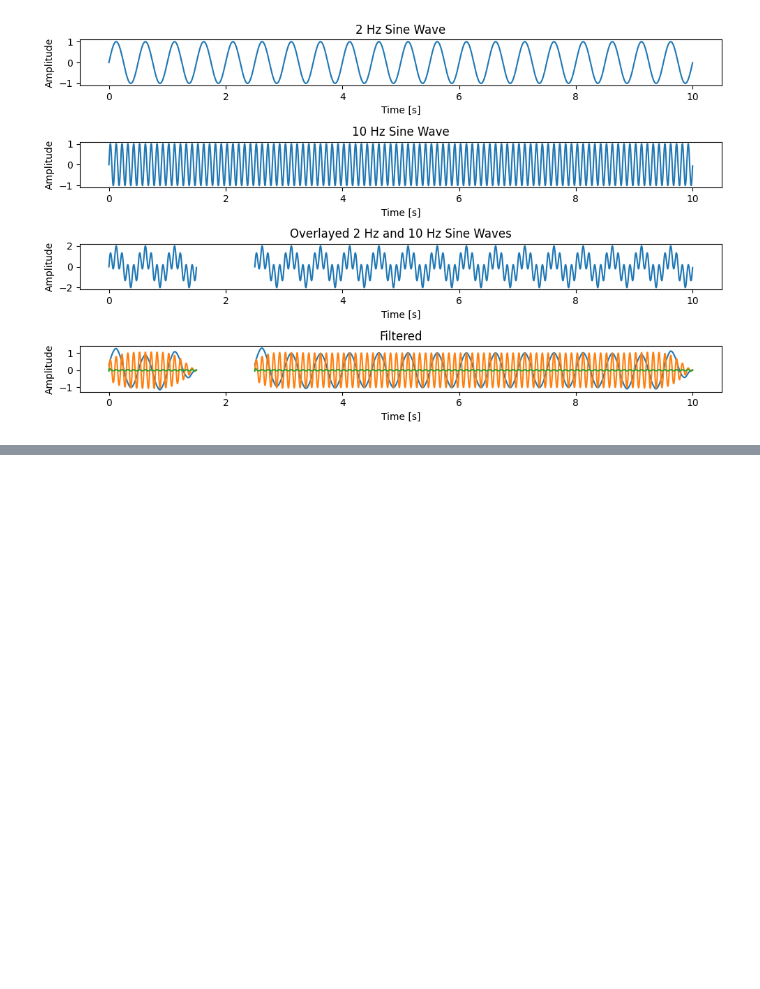
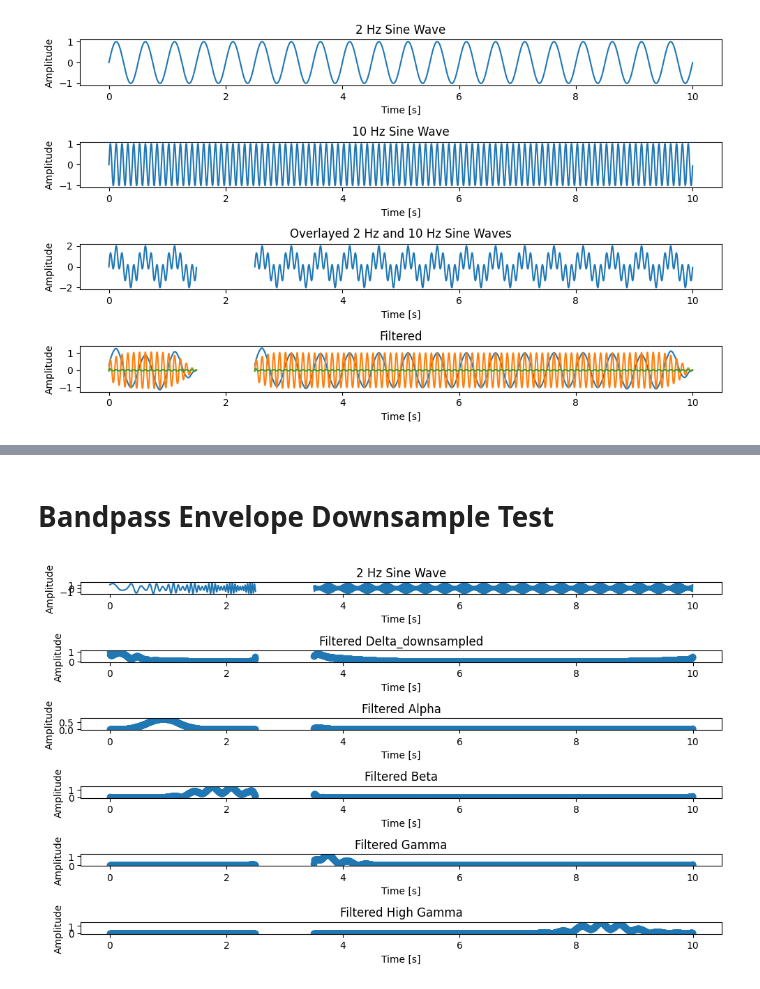
Before and after one commit to jiaangyao/integrated_rcs_analysis, a Jupyter notebook: python/analysis_notebooks_CS/function_tests.ipynb, the cells around one changed output, grey strips where cells are left out. Drawn from its saved outputs; the diff is of its cells as text; code cells hidden in the pictures; blank space fills up the shorter version.

Commit message:
Functional bandpass/hilber/downsample func

```diff
--- a/python/analysis_notebooks_CS/function_tests.ipynb
+++ b/python/analysis_notebooks_CS/function_tests.ipynb
@@ -117,0 +148,79 @@ px.line(df_long, x='Epoch', y='value', color='Fold')
+# %% [markdown]
+# Bandpass Envelope Downsample Test
+# %%
+duration = 10.0
+fs = 1000.0
+samples = int(fs*duration)
+t = np.arange(samples) / fs
+
+# We create a chirp of which the frequency increases from 20 Hz to 100 Hz and apply an amplitude modulation.
+min_freq = 1.0
+max_freq = 100.0
+signal = chirp(t, min_freq, t[-1], max_freq)
+signal *= (1.0 + 0.5 * np.sin(2.0*np.pi*3.0*t) )
+
+signal[2500:3500] = np.nan
+
+downsample_factor = 4
+df_tmp = pl.from_numpy(signal)
+df_tmp = bandpass_envelope_downsample(df_tmp, ['column_0'], {'Delta': (2, [0.5, 4], 1000), 'Alpha': (2, [9,11], 1000),
+                                                'Beta': (2, [15, 25], 1000), 'Gamma': (2, [30, 40], 1000),
+                                                'High_Gamma': (2, [80, 90], 1000)}, downsample_factor)
+
+filtered_delta = df_tmp.get_column('column_0_Delta_downsampled').to_numpy()
+filtered_alpha = df_tmp.get_column('column_0_Alpha_downsampled').to_numpy()
+filtered_beta = df_tmp.get_column('column_0_Beta_downsampled').to_numpy()
+filtered_gamma = df_tmp.get_column('column_0_Gamma_downsampled').to_numpy()
+filtered_high_gamma = df_tmp.get_column('column_0_High_Gamma_downsampled').to_numpy()
+
+
+samples_decimated = int(samples/downsample_factor)
+xnew = np.linspace(0, np.size(signal), samples_decimated, endpoint=False)
+
+# Plotting the waves
+plt.figure(figsize=(10, 6))
+
+# Plot the first sine wave
+plt.subplot(6, 1, 1)
+plt.plot(t, signal)
+plt.title('2 Hz Sine Wave')
+plt.xlabel('Time [s]')
+plt.ylabel('Amplitude')
+
+# Plot the second sine wave
+plt.subplot(6, 1, 2)
+plt.scatter(t, filtered_delta)
+plt.title('Filtered Delta_downsampled')
+plt.xlabel('Time [s]')
+plt.ylabel('Amplitude')
+
+# Plot the overlayed sine wave
+plt.subplot(6, 1, 3)
+plt.scatter(t, filtered_alpha)
+plt.title('Filtered Alpha')
+plt.xlabel('Time [s]')
+plt.ylabel('Amplitude')
+
+plt.subplot(6, 1, 4)
+plt.scatter(t, filtered_beta)
+plt.title('Filtered Beta')
+plt.xlabel('Time [s]')
+plt.ylabel('Amplitude')
+
+
+plt.subplot(6, 1, 5)
+plt.scatter(t, filtered_gamma)
+plt.title('Filtered Gamma')
+plt.xlabel('Time [s]')
+plt.ylabel('Amplitude')
+
+plt.subplot(6, 1, 6)
+plt.scatter(t, filtered_high_gamma)
+plt.title('Filtered High Gamma')
+plt.xlabel('Time [s]')
+plt.ylabel('Amplitude')
+
+plt.tight_layout()
+plt.show()
+# %% [output]
+[figure, added]
```
Also changed, not shown: parts of 13 cells of this notebook.
